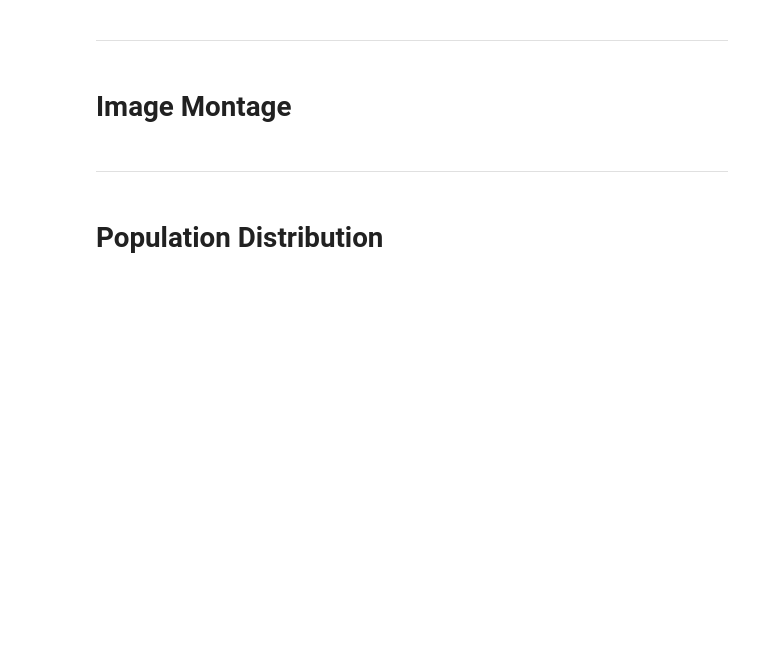
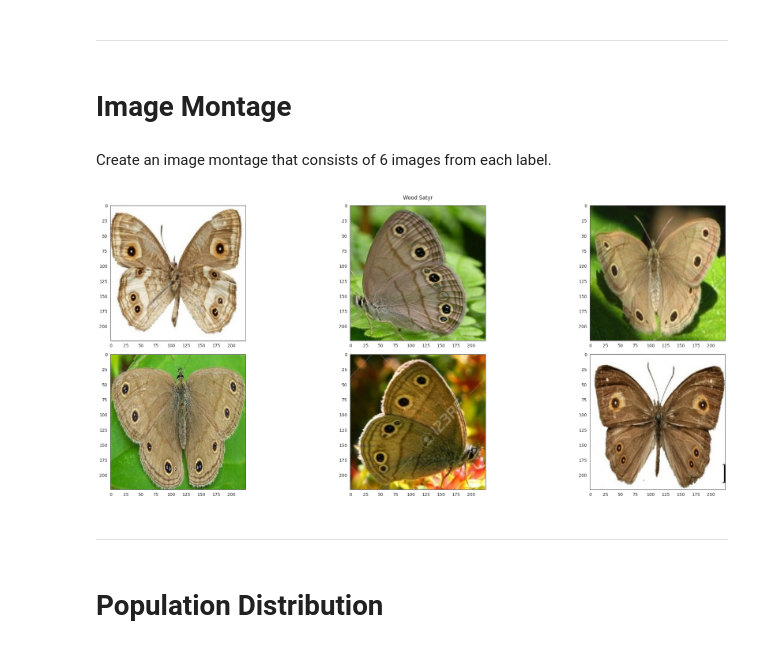
Before and after one commit to blahblahblah589/portfolio-project-5, a Jupyter notebook: jupyter_notebooks/DataVisualisation.ipynb, the cells around one changed output. Saved outputs shown, nothing was run; the diff lists cells and outputs as text; code cells hidden in the pictures; blank space fills up the shorter version.

Commit message:
continue data visualisation notebook - create image montage function

```diff
--- a/jupyter_notebooks/DataVisualisation.ipynb
+++ b/jupyter_notebooks/DataVisualisation.ipynb
@@ -185,6 +207,35 @@ plot_average_and_variability_of_images(X=X, y=y, figsize=(15,10),save_image=True
 ---
 # %% [markdown]
 # Image Montage
+# %% [markdown]
+Create an image montage that consists of 6 images from each label.
+# %%
+def create_image_montage(data, label, nrows, ncols, figsize):
+
+    if label in labels:
+        montage = os.listdir(data + '/' + label)
+        if nrows * ncols < len(montage):
+            img_index = random.sample(montage, nrows * ncols)
+        else:
+            print('Error - not enough images for montage.')
+            print('Please decreace "ncols" or "nrows".')
+
+    montage_rows = range(0, nrows)
+    montage_cols = range(0, ncols)
+    montage_plot = list(itertools.product(montage_rows, montage_cols))
+
+    fig, axes = plt.subplots(nrows=nrows, ncols=ncols, figsize=figsize)
+    for x_images in range(0, nrows * ncols):
+        img = imread(data + '/' + label + '/' + img_index[x_images])
+        img_shape = img.shape
+        fig.suptitle((f'{label.replace("_"," ").title()}'))
+        axes[montage_plot[x_images][0], montage_plot[x_images][1]].imshow(img)
+    plt.tight_layout()
+    plt.show()
+# %%
+create_image_montage(data=test_path, label='wood_satyr', nrows=2, ncols=3, figsize=(25,10))
+# %% [output]
+[figure, added]
 # %% [markdown]
 ---
 # %% [markdown]
```
Also changed, not shown: parts of 12 cells of this notebook.
